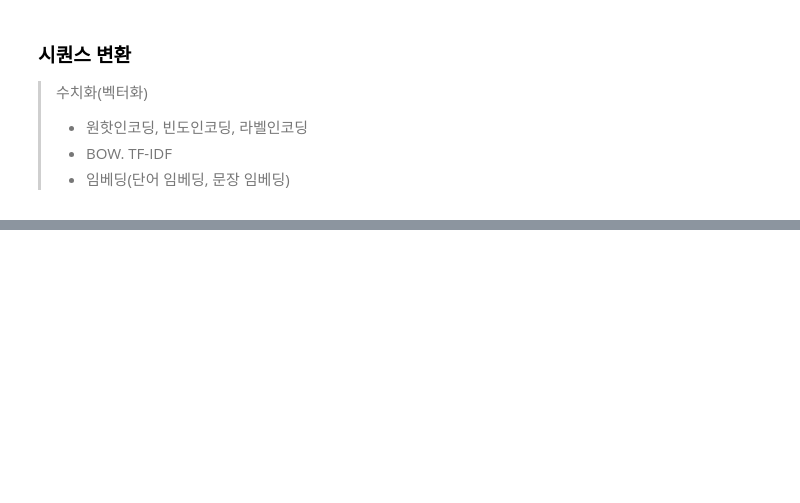
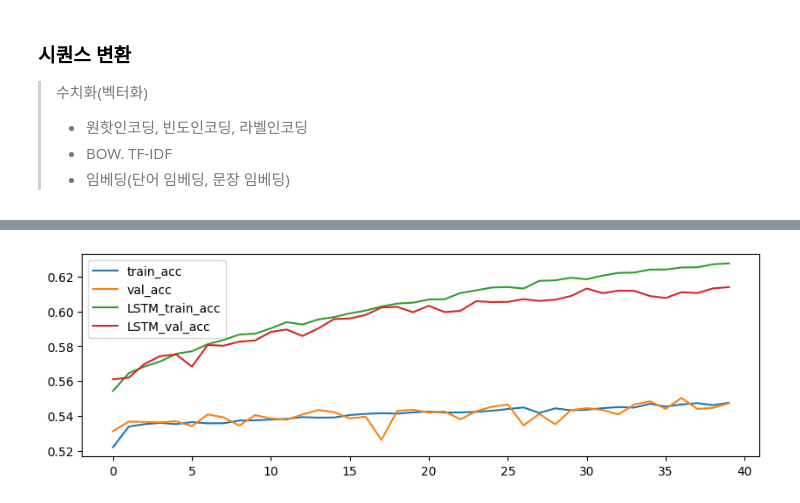
Before and after one commit to good0neighbour/ESTCampAI, a Jupyter notebook: Deeplearning/04_2_RNN_계열_이해하기.ipynb, the cells around one changed output, grey strips where cells are left out. Cells and saved outputs as stored; diff of their text form; code cells hidden in the pictures; blank space fills up the shorter version.

```diff
--- a/Deeplearning/04_2_RNN_계열_이해하기.ipynb
+++ b/Deeplearning/04_2_RNN_계열_이해하기.ipynb
@@ -164,0 +316,12 @@ vectorizer = TextVectorization(
+# %%
+# 1. 신경망 구조 설계
+LSTM_model = Sequential()
+LSTM_model.add(InputLayer(shape = X_train[0].shape))
+LSTM_model.add(LSTM(64))
+LSTM_model.add(Dense(1, activation = "sigmoid"))
+
+# 2. 학습 방법 설정
+LSTM_model.compile(loss = "binary_crossentropy", optimizer = "adam", metrics = ["accuracy"])
+
+# 3. 학습
+his_LSTM = LSTM_model.fit(X_train, y_train, validation_split = 0.2, epochs = 40, batch_size = 128)
@@ -164,0 +346,17 @@ vectorizer = TextVectorization(
+# %%
+plt.figure(figsize = (10, 3))
+plt.plot(his_simple.history["accuracy"], label = "train_acc")
+plt.plot(his_simple.history["val_accuracy"], label = "val_acc")
+plt.plot(his_LSTM.history["accuracy"], label = "LSTM_train_acc")
+plt.plot(his_LSTM.history["val_accuracy"], label = "LSTM_val_acc")
+plt.legend()
+plt.show()
+
+# RNN보다는 LSTM의 성능이 훨씬 더 나아짐 → 장기 의존성 문제를 완화.
+# 그럼에도 불구하고 성능이 뛰어나지 못함 → 벡터화에 문제.
+
+# 현재 라벨인코딩 기반의 수치화는 단어의 빈도 패턴을 학습하는 것과 비슷
+# 일반적인 인코딩이나, 빈도 기반의 수치화(BOW, TFIDF 등)는 문맥을 담아내기 어려움.
+# 임베딩 필요. → 워드임베딩, 문서임베딩, 딥러닝 기반 임베딩 등
+# %% [output]
+[figure, added]
```
Also changed, not shown: parts of 23 cells of this notebook.
